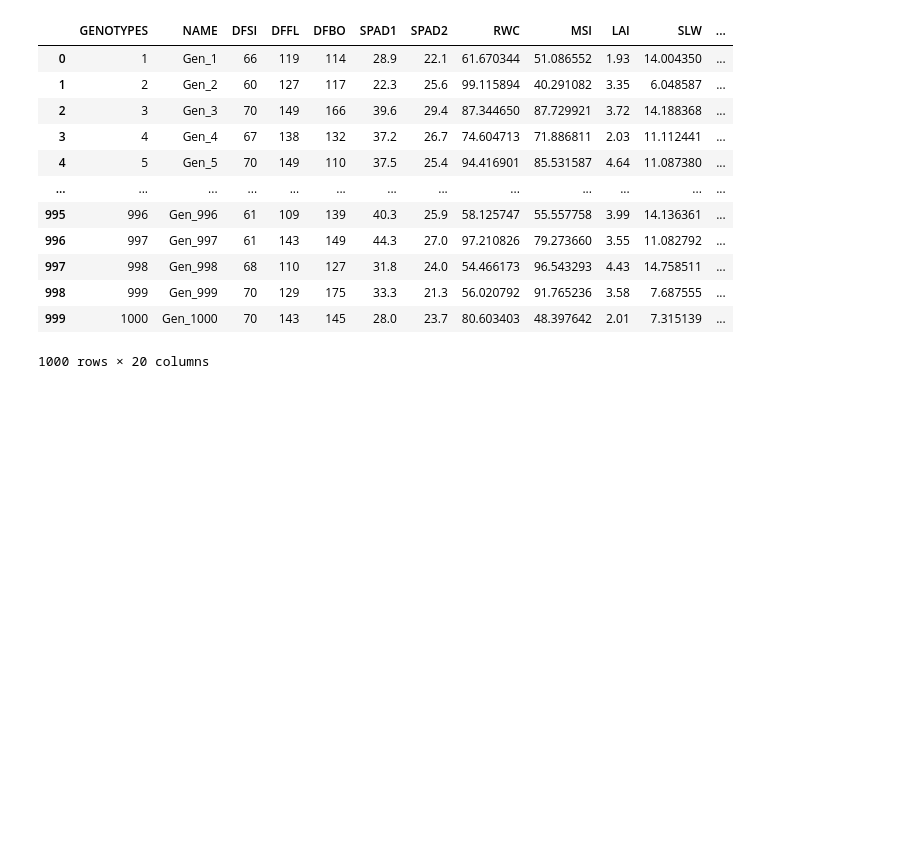
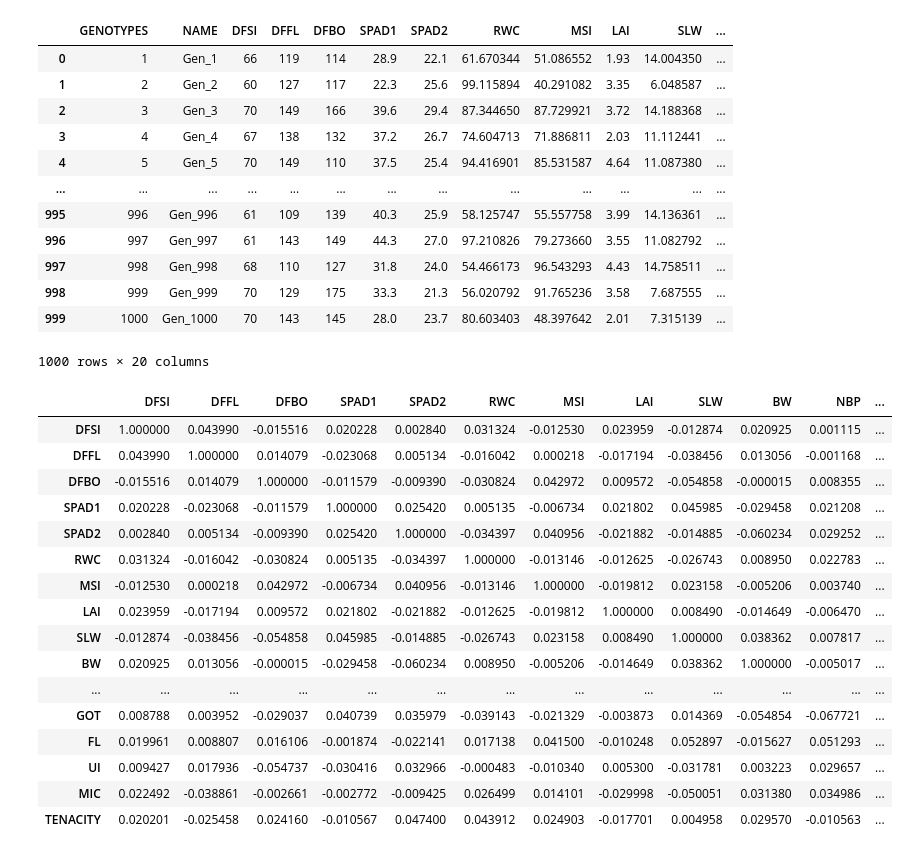
Before and after one commit to claupereirajr/pca_geneticdiversity, a Jupyter notebook: scirpts-explore-genetic.ipynb, the cells around one changed output. Saved outputs shown, nothing was run; the diff lists cells and outputs as text; code cells hidden in the pictures; blank space fills up the shorter version.

```diff
--- a/scirpts-explore-genetic.ipynb
+++ b/scirpts-explore-genetic.ipynb
@@ -29,3 +29,24 @@ df_main 1000
 | 998 | 999 | Gen_999 | 70 | 129 | 175 | 33.3 | 21.3 | 56.020792 | 91.765236 | 3.58 | 7.687555 | ... |
 | 999 | 1000 | Gen_1000 | 70 | 143 | 145 | 28.0 | 23.7 | 80.603403 | 48.397642 | 2.01 | 7.315139 | ... |
 1000 rows × 20 columns
+# %%
+corr = df_main.iloc[:,2:].corr()
+corr
+# %% [output]
+|  | DFSI | DFFL | DFBO | SPAD1 | SPAD2 | RWC | MSI | LAI | SLW | BW | NBP | ... |
+| DFSI | 1.000000 | 0.043990 | -0.015516 | 0.020228 | 0.002840 | 0.031324 | -0.012530 | 0.023959 | -0.012874 | 0.020925 | 0.001115 | ... |
+| DFFL | 0.043990 | 1.000000 | 0.014079 | -0.023068 | 0.005134 | -0.016042 | 0.000218 | -0.017194 | -0.038456 | 0.013056 | -0.001168 | ... |
+| DFBO | -0.015516 | 0.014079 | 1.000000 | -0.011579 | -0.009390 | -0.030824 | 0.042972 | 0.009572 | -0.054858 | -0.000015 | 0.008355 | ... |
+| SPAD1 | 0.020228 | -0.023068 | -0.011579 | 1.000000 | 0.025420 | 0.005135 | -0.006734 | 0.021802 | 0.045985 | -0.029458 | 0.021208 | ... |
+| SPAD2 | 0.002840 | 0.005134 | -0.009390 | 0.025420 | 1.000000 | -0.034397 | 0.040956 | -0.021882 | -0.014885 | -0.060234 | 0.029252 | ... |
+| RWC | 0.031324 | -0.016042 | -0.030824 | 0.005135 | -0.034397 | 1.000000 | -0.013146 | -0.012625 | -0.026743 | 0.008950 | 0.022783 | ... |
+| MSI | -0.012530 | 0.000218 | 0.042972 | -0.006734 | 0.040956 | -0.013146 | 1.000000 | -0.019812 | 0.023158 | -0.005206 | 0.003740 | ... |
+| LAI | 0.023959 | -0.017194 | 0.009572 | 0.021802 | -0.021882 | -0.012625 | -0.019812 | 1.000000 | 0.008490 | -0.014649 | -0.006470 | ... |
+| SLW | -0.012874 | -0.038456 | -0.054858 | 0.045985 | -0.014885 | -0.026743 | 0.023158 | 0.008490 | 1.000000 | 0.038362 | 0.007817 | ... |
+| BW | 0.020925 | 0.013056 | -0.000015 | -0.029458 | -0.060234 | 0.008950 | -0.005206 | -0.014649 | 0.038362 | 1.000000 | -0.005017 | ... |
+| ... | ... | ... | ... | ... | ... | ... | ... | ... | ... | ... | ... | ... |
+| GOT | 0.008788 | 0.003952 | -0.029037 | 0.040739 | 0.035979 | -0.039143 | -0.021329 | -0.003873 | 0.014369 | -0.054854 | -0.067721 | ... |
+| FL | 0.019961 | 0.008807 | 0.016106 | -0.001874 | -0.022141 | 0.017138 | 0.041500 | -0.010248 | 0.052897 | -0.015627 | 0.051293 | ... |
+| UI | 0.009427 | 0.017936 | -0.054737 | -0.030416 | 0.032966 | -0.000483 | -0.010340 | 0.005300 | -0.031781 | 0.003223 | 0.029657 | ... |
+| MIC | 0.022492 | -0.038861 | -0.002661 | -0.002772 | -0.009425 | 0.026499 | 0.014101 | -0.029998 | -0.050051 | 0.031380 | 0.034986 | ... |
+| TENACITY | 0.020201 | -0.025458 | 0.024160 | -0.010567 | 0.047400 | 0.043912 | 0.024903 | -0.017701 | 0.004958 | 0.029570 | -0.010563 | ... |
```
Also changed, not shown: parts of 2 cells of this notebook, 4 other files.
